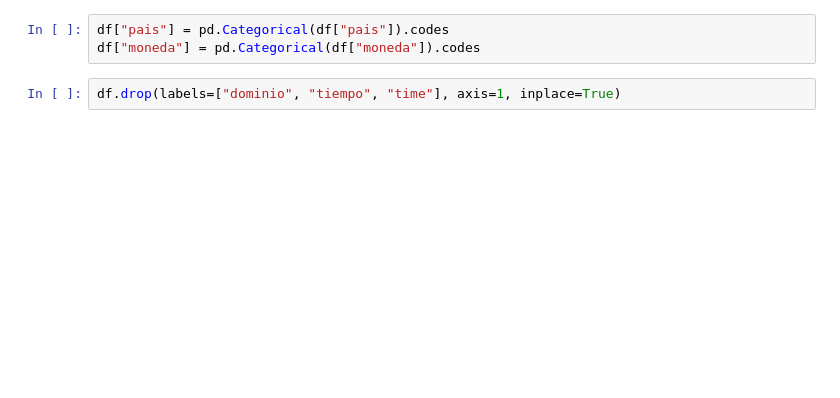
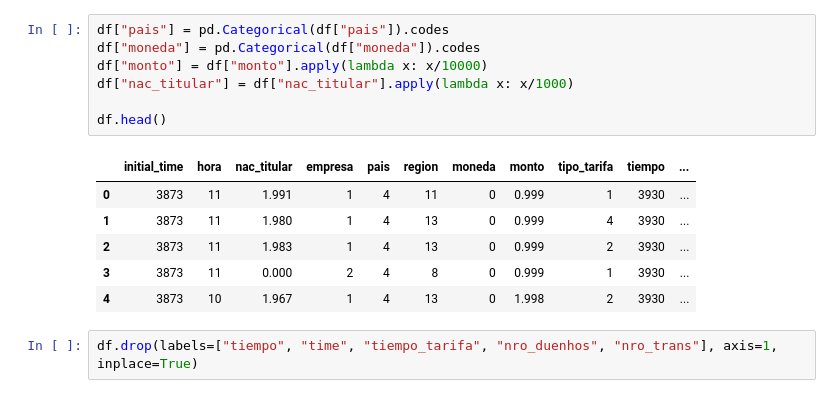
Before and after one commit to esperanzadiaz311/pySurvONS, a Jupyter notebook: library/pySurvONS/tests.ipynb, the cells around one changed output. Cells and saved outputs as stored; diff of their text form; blank space fills up the shorter version.

```diff
--- a/library/pySurvONS/tests.ipynb
+++ b/library/pySurvONS/tests.ipynb
@@ -41,8 +35,19 @@ df.head()
 # %%
 df["pais"] = pd.Categorical(df["pais"]).codes
 df["moneda"] = pd.Categorical(df["moneda"]).codes
+df["monto"] = df["monto"].apply(lambda x: x/10000)
+df["nac_titular"] = df["nac_titular"].apply(lambda x: x/1000)
+
+df.head()
+# %% [output]
+|  | initial_time | hora | nac_titular | empresa | pais | region | moneda | monto | tipo_tarifa | tiempo | ... |
+| 0 | 3873 | 11 | 1.991 | 1 | 4 | 11 | 0 | 0.999 | 1 | 3930 | ... |
+| 1 | 3873 | 11 | 1.980 | 1 | 4 | 13 | 0 | 0.999 | 4 | 3930 | ... |
+| 2 | 3873 | 11 | 1.983 | 1 | 4 | 13 | 0 | 0.999 | 2 | 3930 | ... |
+| 3 | 3873 | 11 | 0.000 | 2 | 4 | 8 | 0 | 0.999 | 1 | 3930 | ... |
+| 4 | 3873 | 10 | 1.967 | 1 | 4 | 13 | 0 | 1.998 | 2 | 3930 | ... |
 # %%
-df.drop(labels=["dominio", "tiempo", "time"], axis=1, inplace=True)
+df.drop(labels=["tiempo", "time", "tiempo_tarifa", "nro_duenhos", "nro_trans"], axis=1, inplace=True)
 # %%
 x = df.drop(labels=["final_time", "cens"], axis=1)
 
```
Also changed, not shown: parts of 7 cells of this notebook, 1 other file.
